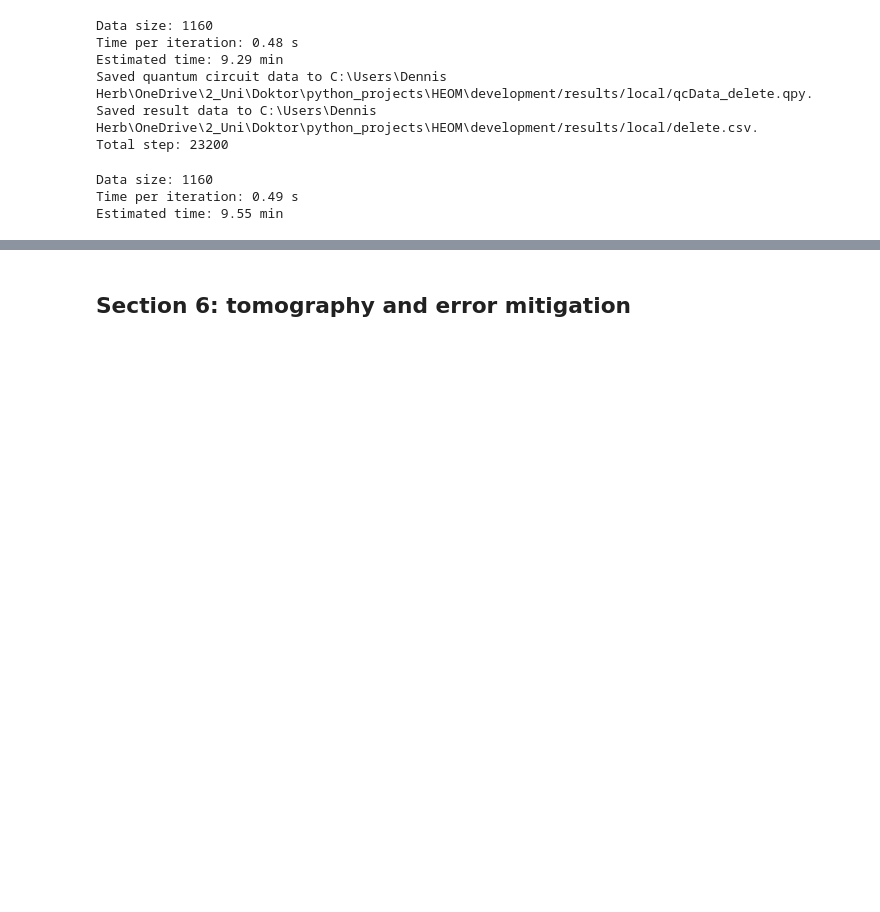
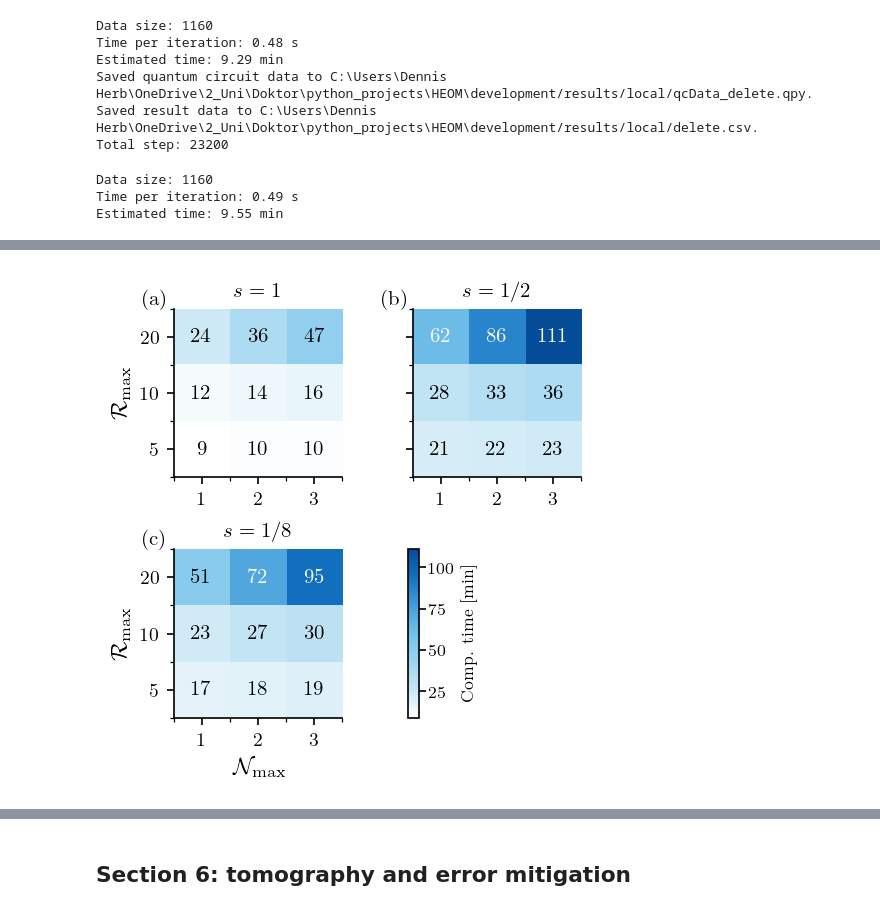
Before and after one commit to dehe1011/QCircuitHEOM, a Jupyter notebook: tutorials/QCircuitHEOM-figures.ipynb, the cells around one changed output, grey strips where cells are left out. Drawn from its saved outputs; the diff is of its cells as text; code cells hidden in the pictures; blank space fills up the shorter version.

```diff
--- a/tutorials/QCircuitHEOM-figures.ipynb
+++ b/tutorials/QCircuitHEOM-figures.ipynb
@@ -4,8 +4,12 @@
 %load_ext autoreload
 %autoreload 2
 
+import os
+ROOT_DIR = os.getcwd()[:os.getcwd().rfind('HEOM')]+ 'HEOM'
+os.chdir(ROOT_DIR)
+
 from qcheom import *
-plt.style.use('qcheom-default')
+plt.style.use('ttheom-default')
 
 import numpy as np
 import qutip as q
@@ -557,0 +590,89 @@ fig.savefig("development/results/paper/benchmark/comp_time2.svg", bbox_inches="t
+# %%
+from matplotlib.colors import LinearSegmentedColormap, Normalize
+
+# --- Colormap ---
+blue_colors = [
+    "#FFFFFF", "#C6E6F5", "#9CD4F0",
+    "#72C1EA", "#459DD9", "#1272C0", "#064D99"
+]
+blue_cmap = LinearSegmentedColormap.from_list("custom_blue", blue_colors)
+
+A_list = [A_s1, A_s2, A_s3]
+titles = [r"$s=1$", r"$s=1/2$", r"$s=1/8$"]
+panel_labels = ["(a)", "(b)", "(c)"]
+
+# shared normalization across all panels
+vmin = min(np.ceil(A).astype(int).min() for A in A_list)
+vmax = max(np.ceil(A).astype(int).max() for A in A_list)
+norm = Normalize(vmin=vmin, vmax=vmax)
+
+# --- Plot ---
+fig, axes = plt.subplots(
+    2, 2,
+    figsize=(3.4, 3.4),
+    sharex=False,
+    sharey=True,
+)
+
+plot_axes = [axes[0, 0], axes[0, 1], axes[1, 0]]
+cbar_ax = axes[1, 1]
+
+for i, ax in enumerate(plot_axes):
+    A = A_list[i]
+    A_heat = np.ceil(A).astype(int)
+
+    labels_N = ["1", "2", "3"]
+    labels_R = ["20", "10", "5"]
+
+    im = ax.imshow(A_heat, cmap=blue_cmap, norm=norm)
+
+    ax.set_title(titles[i], fontsize=10)
+
+    ax.text(
+        -0.18, 1.12,
+        panel_labels[i],
+        transform=ax.transAxes,
+        ha="left",
+        va="top",
+        fontsize=10,
+        fontweight="bold",
+    )
+
+    ax.set_xticks(np.arange(A_heat.shape[1]), labels_N)
+    ax.set_yticks(np.arange(A_heat.shape[0]), labels_R)
+
+    ax.set_xticks(np.arange(-0.5, A_heat.shape[1], 1), minor=True)
+    ax.set_yticks(np.arange(-0.5, A_heat.shape[0], 1), minor=True)
+
+    for row in range(A_heat.shape[0]):
+        for col in range(A_heat.shape[1]):
+            val = A_heat[row, col]
+            text_color = "white" if norm(val) > 0.5 else "black"
+            ax.text(
+                col, row, f"{val}",
+                ha="center",
+                va="center",
+                fontsize=10,
+                fontweight="bold",
+                color=text_color,
+            )
+axes[0,0].set_ylabel(r'$\mathcal{R}_{\mathrm{max}}$')
+axes[1,0].set_ylabel(r'$\mathcal{R}_{\mathrm{max}}$')
+axes[1,0].set_xlabel(r'$\mathcal{N}_{\mathrm{max}}$')
+
+# bottom-right panel for colorbar
+cbar_ax.axis("off")
+
+# vertical colorbar inside the bottom-right panel
+cbax = cbar_ax.inset_axes([0.1, 0.0, 0.05, 1.0])
+cbar = fig.colorbar(im, cax=cbax, orientation="vertical")
+
+cbar.set_label("Comp. time [min]", fontsize=8, labelpad=3)
+cbar.ax.tick_params(labelsize=8, pad=1)
+
+# fig.subplots_adjust(wspace=0.25, hspace=0.35)
+
+fig.savefig("development/results/paper/benchmark/comp_time2.pdf", bbox_inches="tight")
+fig.savefig("development/results/paper/benchmark/comp_time2.svg", bbox_inches="tight")
+# %% [output]
+[figure, added]
```
Also changed, not shown: parts of 15 cells of this notebook, 1 other file.
